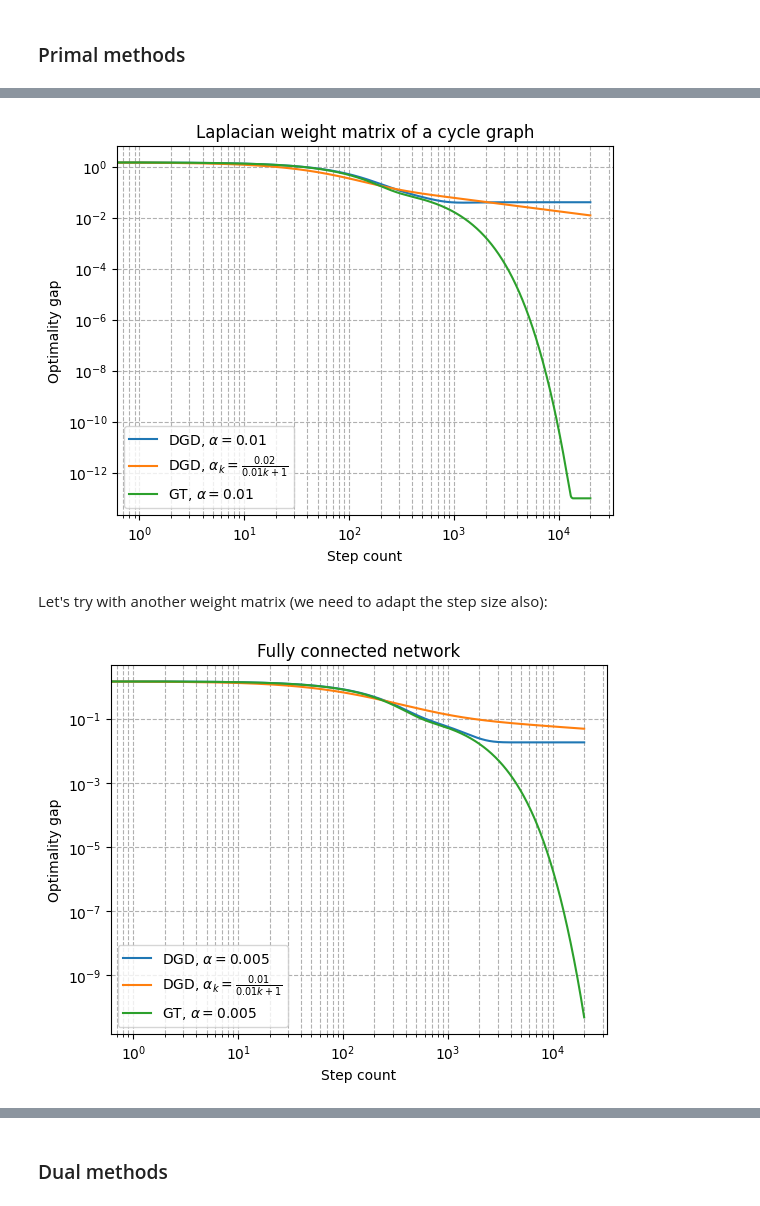
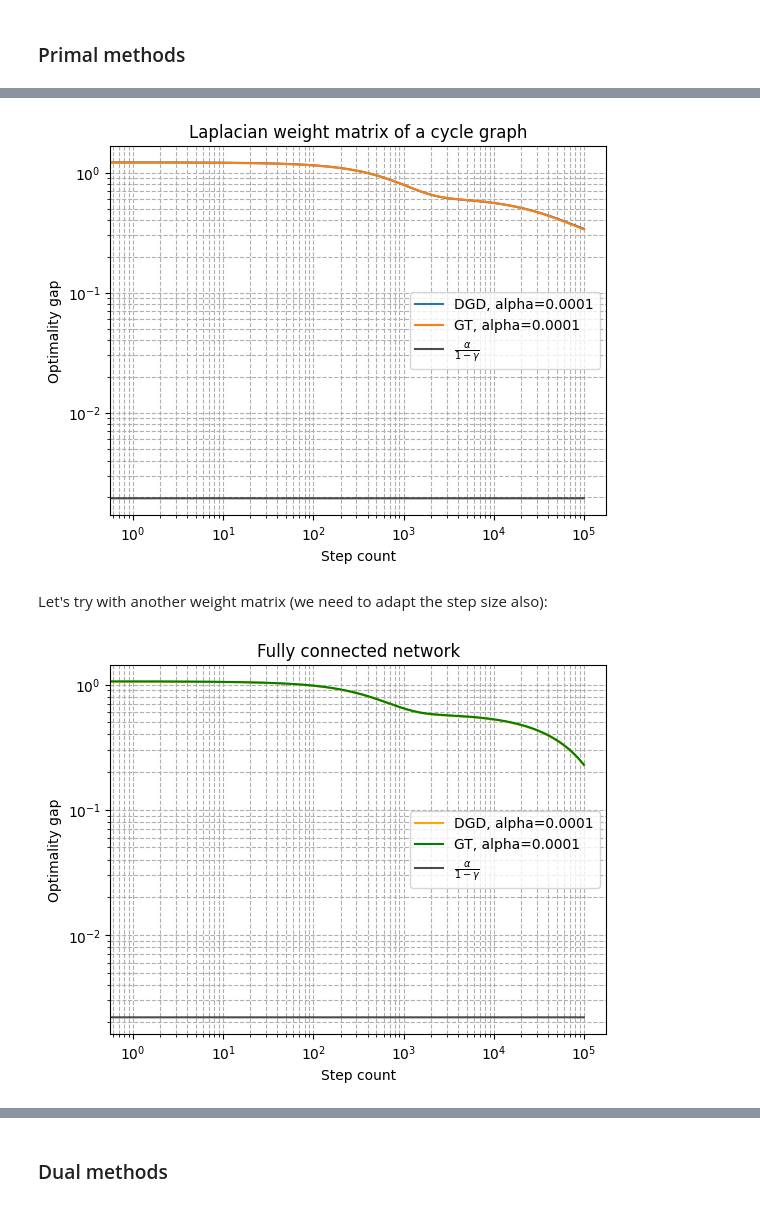
Before and after one commit to yy214/cooperative-optimization, a Jupyter notebook: src/submission.ipynb, the cells around one changed output, grey strips where cells are left out. Drawn from its saved outputs; the diff is of its cells as text; code cells hidden in the pictures.

```diff
--- a/src/submission.ipynb
+++ b/src/submission.ipynb
@@ -25,7 +27,7 @@ array([14, 90, 88, 47, 33,  0, 22, 67, 37, 16])
 # %%
 sel_copy = np.arange(n)
 np.random.shuffle(sel_copy)
-agents = np.array_split(sel_copy, 5)
+agents = np.array_split(sel_copy, a)
 # %%
 from utils.kernel import kernel_matrix
 Kmm = kernel_matrix(dataX, ind, ind)
@@ -36,3 +38,6 @@ G = nx.cycle_graph(a)
 # %%
 from utils.graph_tools import laplacian_weight_matrix
 W = laplacian_weight_matrix(G, 0.1)
+print(W)
+gamma = np.sort(np.linalg.eig(W)[0])[-2]
+print(gamma)
@@ -39,6 +56,12 @@ W = laplacian_weight_matrix(G, 0.1)
 # %%
-step_count = int(2e4)
+step_count = int(1e5)
 # %% [markdown]
 ## Part I
 # %% [markdown]
 ### Primal methods
+# %%
+from utils.kernel import calc_smooth
+
+step_size = 1/calc_smooth(Kmm, Knm)[0][0]
+step_size = np.real(step_size)
+step_size
@@ -77,23 +102,27 @@ plt.show()
 # %%
 from algorithms.dgd import dgd
 from algorithms.gradient_tracking import gt
 
 from utils.kernel import plot_optimality_gap
 import matplotlib.pyplot as plt
 
-xi_gt = gt(a, m, agents, Kmm, Knm, W, dataY, step_count, step_size=0.01)
+xi_dgd = dgd(a, m, agents, Kmm, Knm, W, dataY, step_count, step_size=step_size)
+xi_gt = gt(a, m, agents, Kmm, Knm, W, dataY, step_count, step_size=step_size) #0.01
 
-var_step_size = lambda x: 0.02/(x/100 + 1)
-xi_dgd_decreasing = dgd(a, m, agents, Kmm, Knm, W, dataY, step_count, var_step_size, constant_step_size=False)
+# var_step_size = lambda x: 0.02/(x/100 + 1)
+# xi_dgd_decreasing = dgd(a, m, agents, Kmm, Knm, W, dataY, step_count, var_step_size, constant_step_size=False)
 
-plot_optimality_gap(Kmm, Knm, dataY[:n], np.mean(xi_dgd, axis=1), label=r"DGD, $\alpha=0.01$")
-plot_optimality_gap(Kmm, Knm, dataY[:n], np.mean(xi_dgd_decreasing, axis=1), label=r"DGD, $\alpha_k=\frac{0.02}{0.01k+1}$")
-plot_optimality_gap(Kmm, Knm, dataY[:n], np.mean(xi_gt, axis=1), label=r"GT, $\alpha=0.01$")
+plot_optimality_gap(Kmm, Knm, dataY[:n], np.mean(xi_dgd, axis=1), label="DGD, alpha=%.4f" % step_size)
+# plot_optimality_gap(Kmm, Knm, dataY[:n], np.mean(xi_dgd_decreasing, axis=1), label=r"DGD, $\alpha_k=\frac{0.02}{0.01k+1}$")
+plot_optimality_gap(Kmm, Knm, dataY[:n], np.mean(xi_gt, axis=1), label="GT, alpha=%.4f" % step_size)
+
+plt.plot([step_size/(1-gamma)]*(step_count+1), alpha=0.7, color="black", label=r"$\frac{\alpha}{1-\gamma}$")
+
 plt.legend()
 plt.grid(True, which="both", ls="--")
 plt.xlabel("Step count")
 plt.ylabel("Optimality gap")
 plt.title("Laplacian weight matrix of a cycle graph")
 plt.show()
 # %% [output]
-[figure, old version]
+[figure, new version]
@@ -103,15 +134,14 @@ Let's try with another weight matrix (we need to adapt the step size also):
 from utils.graph_tools import metropolis_weight_matrix
 
 W2 = np.ones((a,a))/a
-xi_dgd2 = dgd(a, m, agents, Kmm, Knm, W2, dataY, step_count, step_size=0.005)
-xi_gt2 = gt(a, m, agents, Kmm, Knm, W2, dataY, step_count, step_size=0.005)
+xi_dgd2 = dgd(a, m, agents, Kmm, Knm, W2, dataY, step_count, step_size=step_size)
+xi_gt2 = gt(a, m, agents, Kmm, Knm, W2, dataY, step_count, step_size=step_size)
 
-var_step_size = lambda x: 0.01/(0.01*x + 1)
-xi_dgd_decreasing2 = dgd(a, m, agents, Kmm, Knm, W2, dataY, step_count, var_step_size, constant_step_size=False)
+plot_optimality_gap(Kmm, Knm, dataY[:n], np.mean(xi_dgd2, axis=1), label="DGD, alpha=%.4f" % step_size, color="orange")
+plot_optimality_gap(Kmm, Knm, dataY[:n], np.mean(xi_gt2, axis=1), label="GT, alpha=%.4f" % step_size, color="green")
 
-plot_optimality_gap(Kmm, Knm, dataY[:n], np.mean(xi_dgd2, axis=1), label=r"DGD, $\alpha=0.005$")
-plot_optimality_gap(Kmm, Knm, dataY[:n], np.mean(xi_dgd_decreasing2, axis=1), label=r"DGD, $\alpha_k=\frac{0.01}{0.01k+1}$")
-plot_optimality_gap(Kmm, Knm, dataY[:n], np.mean(xi_gt2, axis=1), label=r"GT, $\alpha=0.005$")
+plt.plot([step_size/(1-gamma)]*(step_count+1), alpha=0.7, color="black", label=r"$\frac{\alpha}{1-\gamma}$")
+
 plt.legend()
 plt.grid(True, which="both", ls="--")
 plt.xlabel("Step count")
@@ -119,4 +149,4 @@ plt.ylabel("Optimality gap")
 plt.title("Fully connected network")
 plt.show()
 # %% [output]
-[figure, old version]
+[figure, new version]
```
Also changed, not shown: parts of 12 cells of this notebook, 1 other file.
